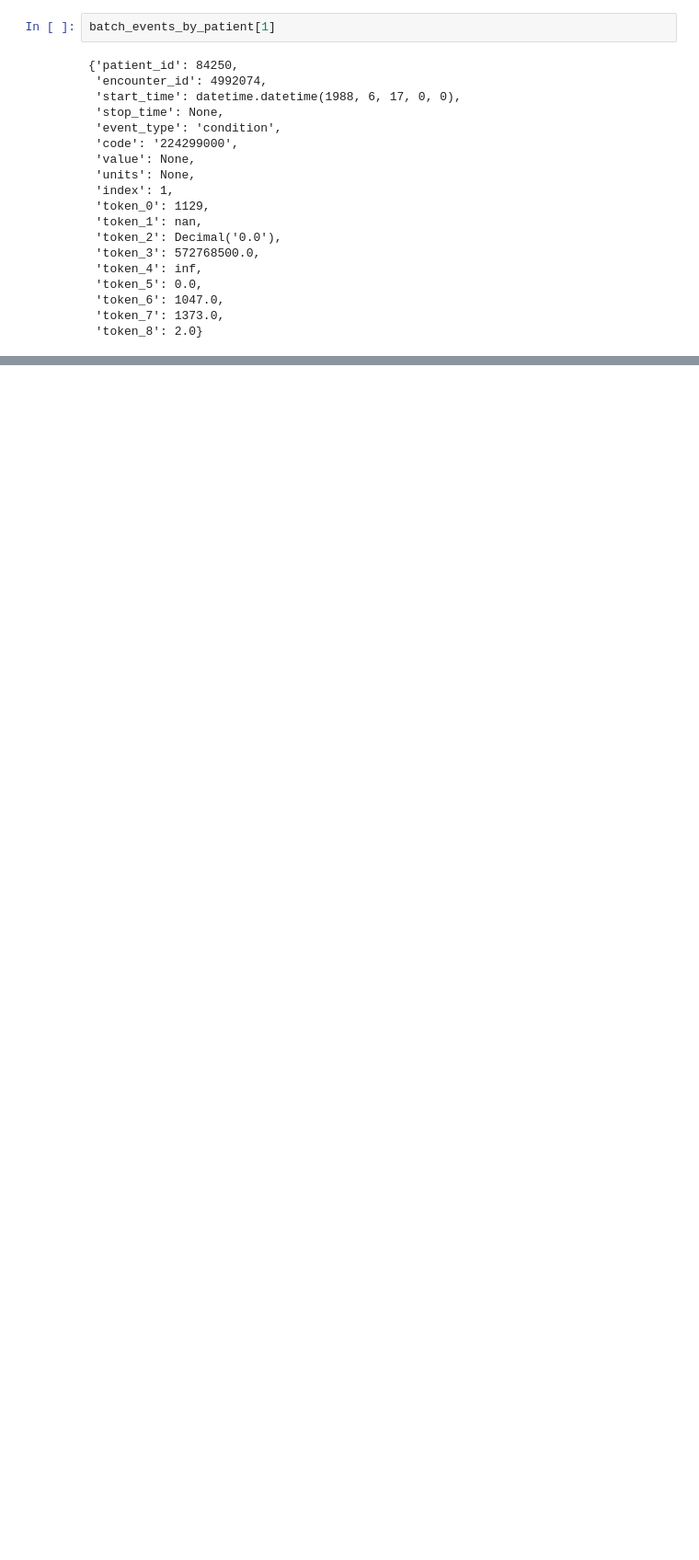
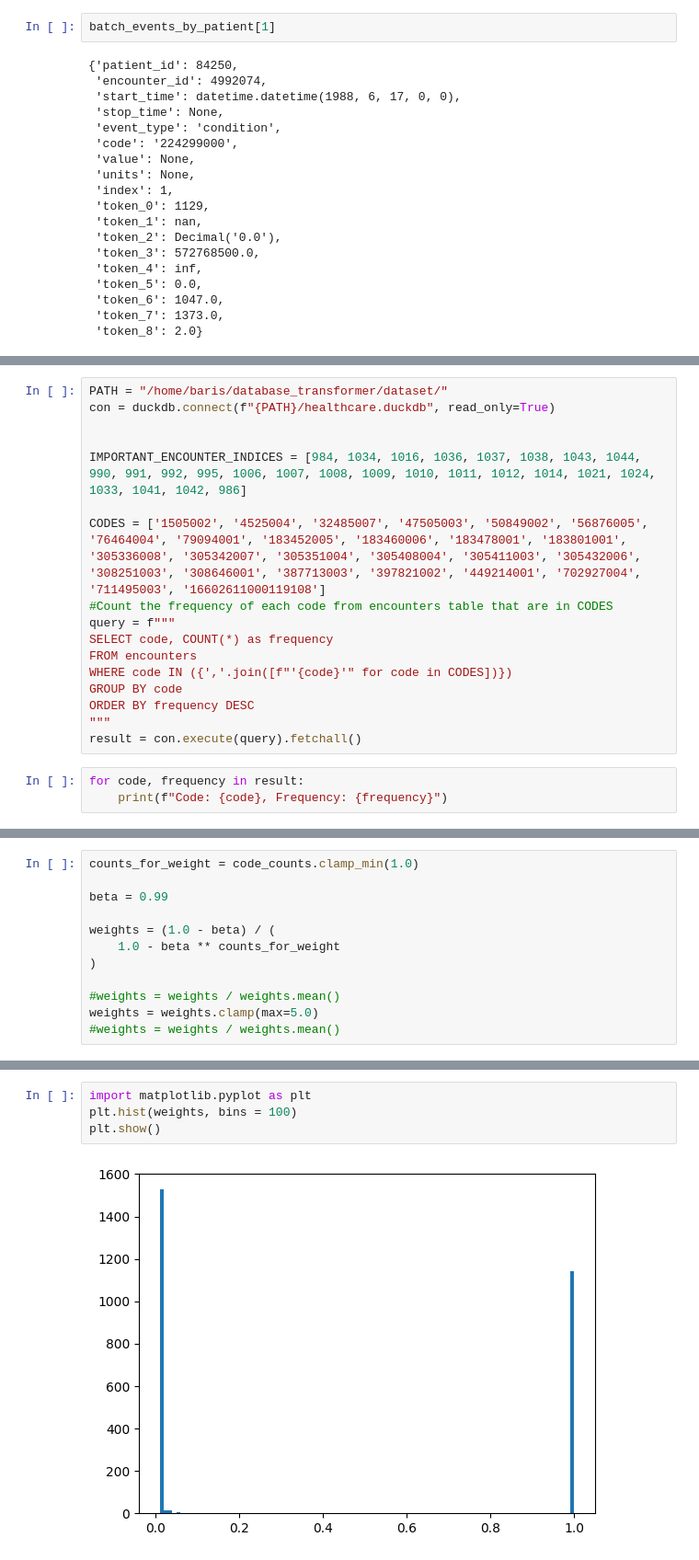
Before and after one commit to bcozmen/toDB, a Jupyter notebook: Untitled.ipynb, the cells around one changed output, grey strips where cells are left out. Shown at 92% size. Drawn from its saved outputs; the diff is of its cells as text; blank space fills up the shorter version.

```diff
--- a/Untitled.ipynb
+++ b/Untitled.ipynb
@@ -432,0 +515,20 @@ batch_events_by_patient[1]
+# %%
+PATH = "/home/baris/database_transformer/dataset/"
+con = duckdb.connect(f"{PATH}/healthcare.duckdb", read_only=True)
+
+
+IMPORTANT_ENCOUNTER_INDICES = [984, 1034, 1016, 1036, 1037, 1038, 1043, 1044, 990, 991, 992, 995, 1006, 1007, 1008, 1009, 1010, 1011, 1012, 1014, 1021, 1024, 1033, 1041, 1042, 986]
+
+CODES = ['1505002', '4525004', '32485007', '47505003', '50849002', '56876005', '76464004', '79094001', '183452005', '183460006', '183478001', '183801001', '305336008', '305342007', '305351004', '305408004', '305411003', '305432006', '308251003', '308646001', '387713003', '397821002', '449214001', '702927004', '711495003', '16602611000119108']
+#Count the frequency of each code from encounters table that are in CODES
+query = f"""
+SELECT code, COUNT(*) as frequency
+FROM encounters
+WHERE code IN ({','.join([f"'{code}'" for code in CODES])})
+GROUP BY code
+ORDER BY frequency DESC
+"""
+result = con.execute(query).fetchall()
+# %%
+for code, frequency in result:
+    print(f"Code: {code}, Frequency: {frequency}")
@@ -432,0 +630,12 @@ batch_events_by_patient[1]
+# %%
+counts_for_weight = code_counts.clamp_min(1.0)
+
+beta = 0.99
+
+weights = (1.0 - beta) / (
+    1.0 - beta ** counts_for_weight
+)
+
+#weights = weights / weights.mean()
+weights = weights.clamp(max=5.0)
+#weights = weights / weights.mean()
@@ -432,0 +644,6 @@ batch_events_by_patient[1]
+# %%
+import matplotlib.pyplot as plt
+plt.hist(weights, bins = 100)
+plt.show()
+# %% [output]
+[figure, added]
```
Also changed, not shown: parts of 14 cells of this notebook, 21 other files.
